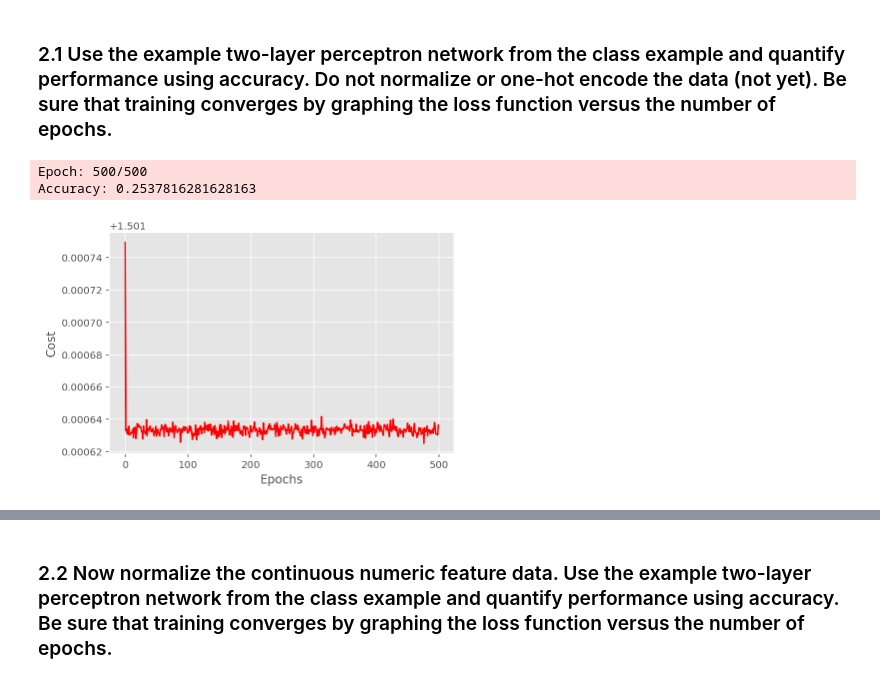
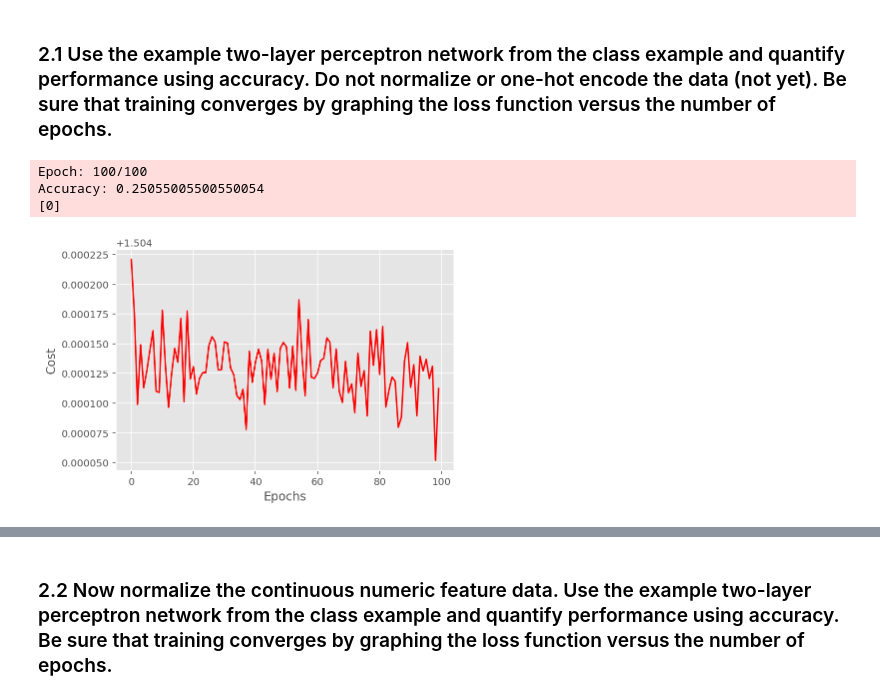
Before and after one commit to amor-tsai/MachineLearningNotebooks, a Jupyter notebook: Lab4.ipynb, the cells around one changed output, grey strips where cells are left out. Saved outputs shown, nothing was run; the diff lists cells and outputs as text; code cells hidden in the pictures.

```diff
--- a/Lab4.ipynb
+++ b/Lab4.ipynb
@@ -351,7 +362,10 @@ class TwoLayerPerceptron(TwoLayerPerceptronBase):
     def predict(self, X):
         """Predict class labels"""
         _, _, _, _, A3 = self._feedforward(X, self.W1, self.W2)
-        y_pred = np.argmax(A3, axis=0)
+        if self.onehot == False:
+            y_pred = A3.T.reshape(A3.shape[1]).astype(int)
+        else:
+            y_pred = np.argmax(A3, axis=0)
         return y_pred
 
 
@@ -414,26 +428,30 @@ class TwoLayerPerceptron(TwoLayerPerceptronBase):
 # %% [markdown]
 ### 2.1 Use the example two-layer perceptron network from the class example and quantify performance using accuracy. Do not normalize or one-hot encode the data (not yet). Be sure that training converges by graphing the loss function versus the number of epochs.
 # %%
-params = dict(n_hidden=300,
+params = dict(n_hidden=50,
               l2_C=0.0, # tradeoff L2 regularizer
-              epochs=500, # iterations
+              epochs=100, # iterations
               eta=1e-2,  # learning rate
               random_state=1,
               onehot=False,
-              alpha=0,
+              alpha=0.9,
               decrease_const=0.1,
-              minibatches=len(X_train)/1024,
+              minibatches=len(X_train)/64,
               shuffle=True
               )
 # %%
 %%time
 # nn1 is 2 layers neural network implementation without normalization or one-hot encode
 nn1 = TwoLayerPerceptron(**params)
 nn1.fit(X_train, y_train, print_progress=1)
+yhat_nn1 = nn1.predict(X_test)
 print()
-print('Accuracy:',accuracy_score(y_test,nn1.predict(X_test)))
+# print(np.unique(yhat_nn1))
+print('Accuracy:',accuracy_score(y_test,yhat_nn1))
+print(np.unique(yhat_nn1))
 nn1.graph_loss_function()
 # %% [output]
-Epoch: 500/500
-Accuracy: 0.2537816281628163
+Epoch: 100/100
+Accuracy: 0.25055005500550054
+[0]
-[figure, old version]
+[figure, new version]
```
Also changed, not shown: parts of 37 cells of this notebook.
